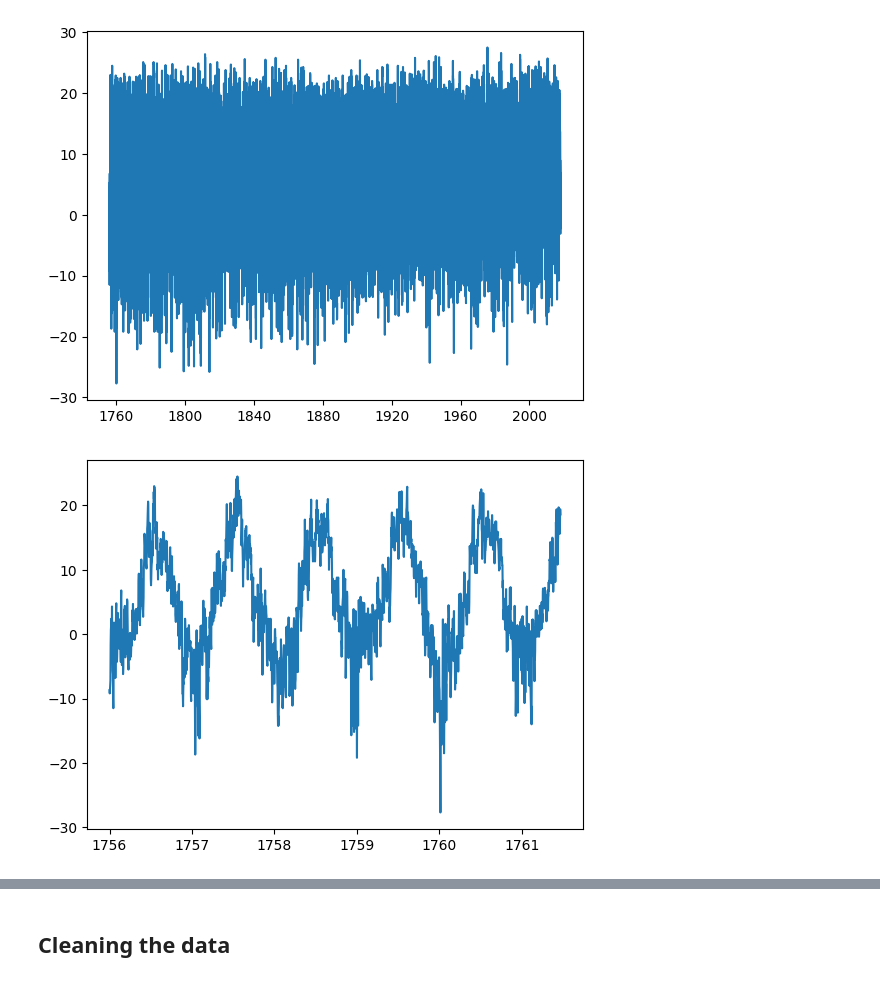
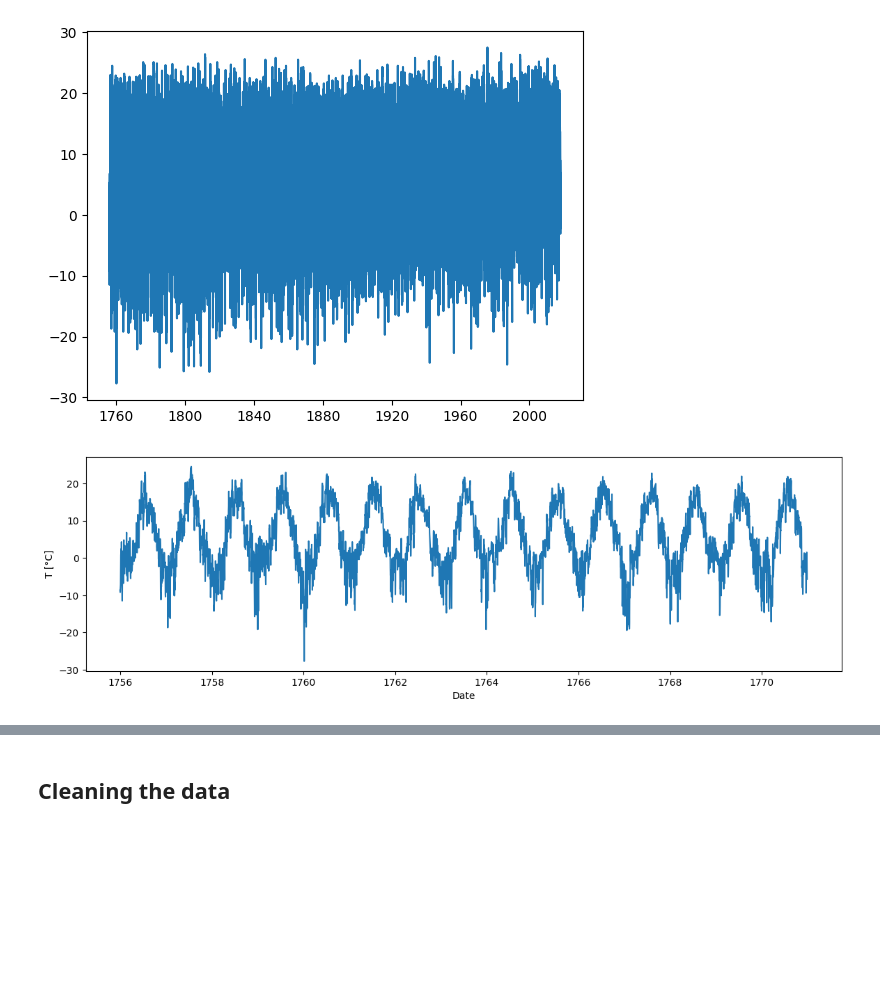
Before and after one commit to XindiLiu/TS_Project, a Jupyter notebook: partA.ipynb, the cells around one changed output, grey strips where cells are left out. Cells and saved outputs as stored; diff of their text form; code cells hidden in the pictures; blank space fills up the shorter version.

Commit message:
Few figures

```diff
--- a/partA.ipynb
+++ b/partA.ipynb
@@ -36,11 +36,15 @@ plt.show()
 [figure]
 # %%
 #Zooming in looking for periodicty
-first_samples=data.head(2000)
+first_samples=data.head(365*15)
+fig=plt.figure(figsize=(14,4))
 plt.plot(first_samples.index,first_samples["Temperature"])
+plt.xlabel("Date")
+plt.ylabel(r"T [°C]")
+plt.savefig("A_series")
 plt.show()
 # %% [output]
-[figure, old version]
+[figure, new version]
 # %%
 
 f, px =periodogram(data["Temperature"])
```
Also changed, not shown: parts of 6 cells of this notebook, 4 other files.
